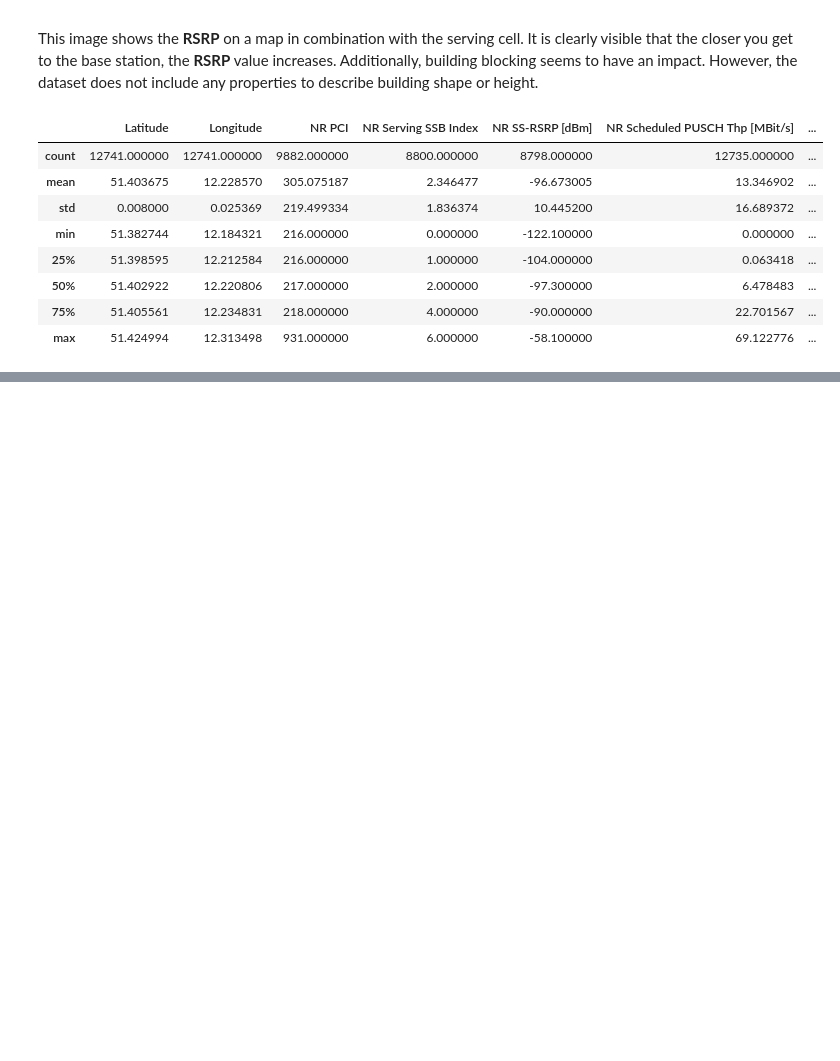
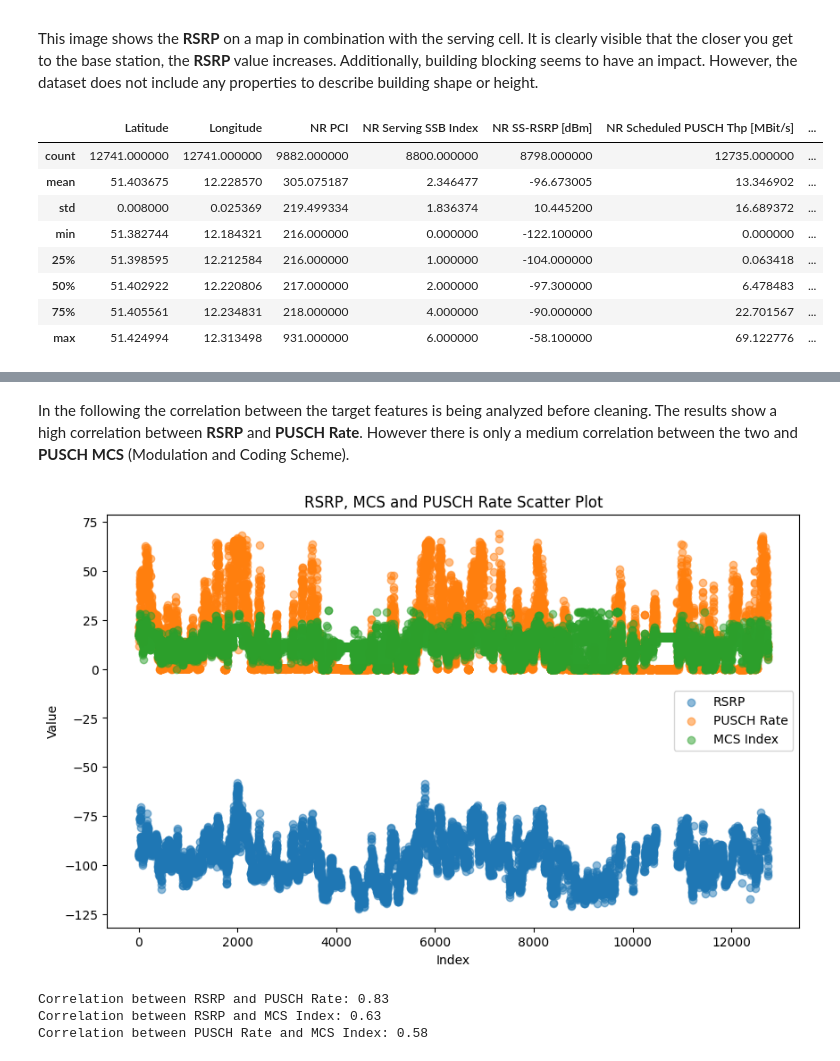
Before and after one commit to metropolisjenensis/Probabilistic-Machine-Learning_lecture-PROJECTS, a Jupyter notebook: projects/11-1SAXXXX_mobile_networks/notebooks/data-exploration.ipynb, the cells around one changed output, grey strips where cells are left out. Saved outputs shown, nothing was run; the diff lists cells and outputs as text; code cells hidden in the pictures; blank space fills up the shorter version.

```diff
--- a/projects/11-1SAXXXX_mobile_networks/report.ipynb
+++ b/projects/11-1SAXXXX_mobile_networks/notebooks/data-exploration.ipynb
@@ -37,7 +37,7 @@ This image shows the **RSRP** on a map in combination with the serving cell. It
 import pandas as pd
 import matplotlib.pyplot as plt
 
-with open('./data/measurement_data_export.csv', 'r') as file:
+with open('../data/measurement_data_export.csv', 'r') as file:
     df = pd.read_csv(file, sep=',', header=0)
 
 df.describe()
@@ -54,3 +54,32 @@ df.describe()
 # %% [markdown]
 This plot shows the kernel density estimation using 1000 evenly distributed gaussian kernels with h = 5 of the **RSRP** feature of the dataset. It clearly shows that the bulk of datapoints lie between -120 and -70 with some nullish outliers at 0 which need to be removed, since there is no way to receive 0 as **RSRP**.
 ![image.png](attachment:image.png)
+# %% [markdown]
+In the following the correlation between the target features is being analyzed before cleaning. The results show a high correlation between **RSRP** and **PUSCH Rate**. However there is only a medium correlation between the two and **PUSCH MCS** (Modulation and Coding Scheme).
+# %%
+rsrp = df['NR SS-RSRP [dBm]']
+puschRate = df['NR Scheduled PUSCH Thp [MBit/s]']
+mcsIndex = df['NR Avg PUSCH MCS']
+
+plt.figure(figsize=(10, 6))
+plt.scatter(rsrp.index, rsrp, alpha=0.5, label='RSRP')
+plt.scatter(puschRate.index, puschRate, alpha=0.5, label='PUSCH Rate')
+plt.scatter(mcsIndex.index, mcsIndex, alpha=0.5, label='MCS Index')
+plt.legend()
+plt.xlabel('Index')
+plt.ylabel('Value')
+plt.title('RSRP, MCS and PUSCH Rate Scatter Plot')
+plt.show()
+
+rsrpPuschRateCorrelation = rsrp.corr(puschRate)
+rsrpMcsIndexCorrelation = rsrp.corr(mcsIndex)
+puschRateMcsIndexCorrelation = puschRate.corr(mcsIndex)
+
+print(f'Correlation between RSRP and PUSCH Rate: {rsrpPuschRateCorrelation:.2f}')
+print(f'Correlation between RSRP and MCS Index: {rsrpMcsIndexCorrelation:.2f}')
+print(f'Correlation between PUSCH Rate and MCS Index: {puschRateMcsIndexCorrelation:.2f}')
+# %% [output]
+[figure, added]
+Correlation between RSRP and PUSCH Rate: 0.83
+Correlation between RSRP and MCS Index: 0.63
+Correlation between PUSCH Rate and MCS Index: 0.58
```
Also changed, not shown: parts of 2 cells of this notebook, 4 other files.
